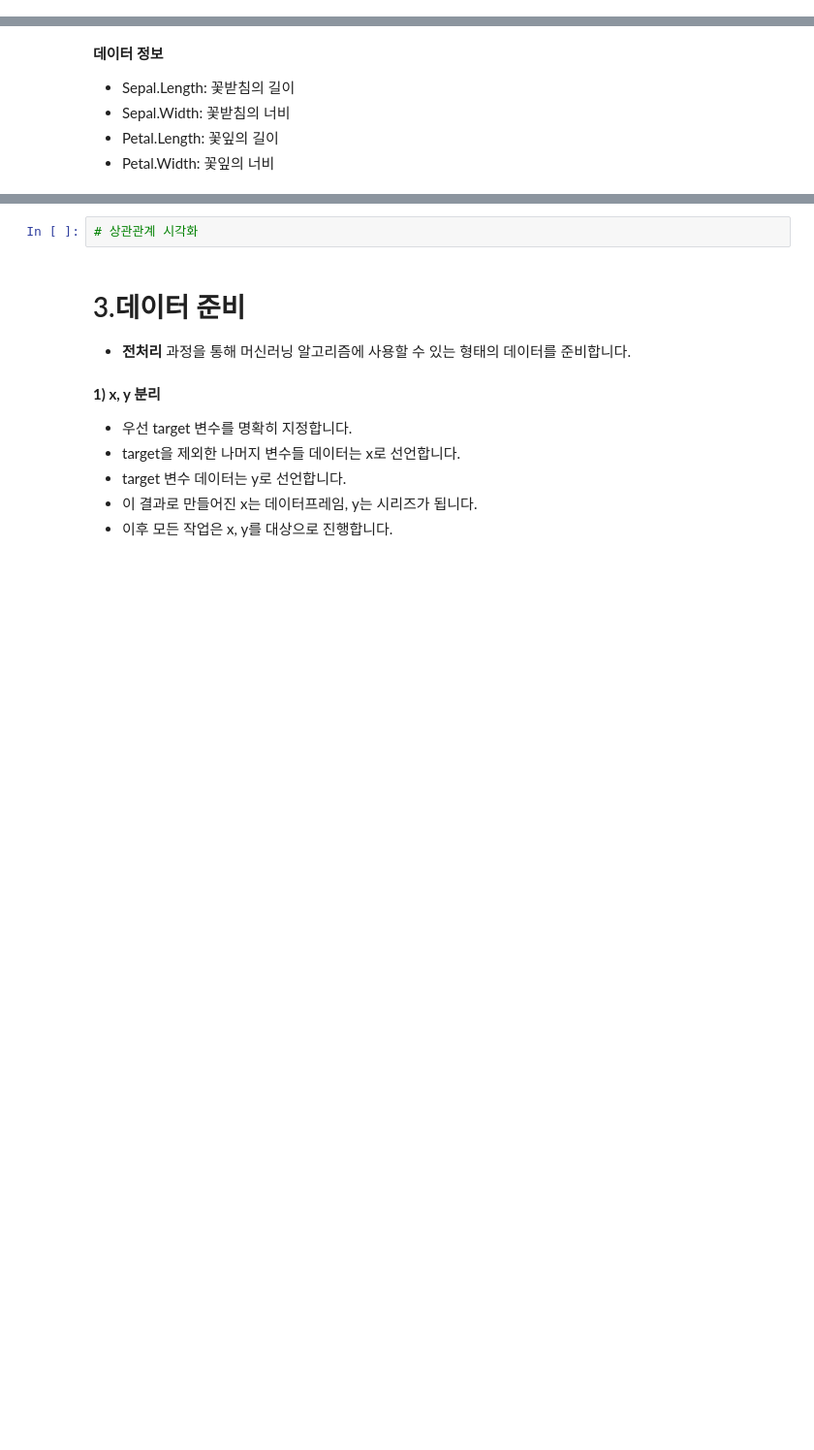
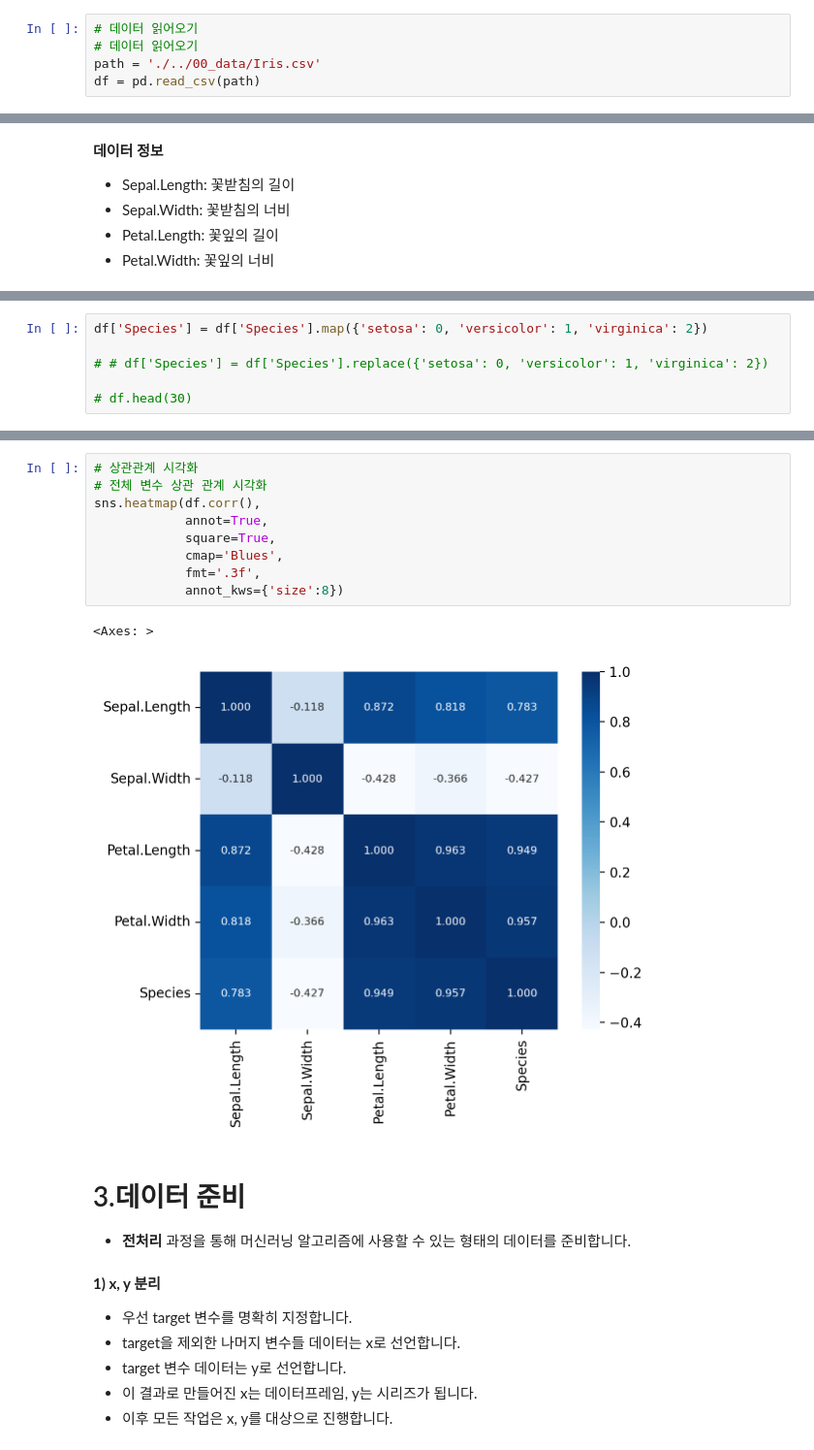
Before and after one commit to jexists/sk_network, a Jupyter notebook: 08.machine_learning/52_실습02_ML/실습02_ML코드익히기(Iris).ipynb, the cells around one changed output, grey strips where cells are left out. Shown at 97% size. Cells and saved outputs as stored; diff of their text form; blank space fills up the shorter version.

```diff
--- a/08.machine_learning/52_실습02_ML/실습02_ML코드익히기(Iris).ipynb
+++ b/08.machine_learning/52_실습02_ML/실습02_ML코드익히기(Iris).ipynb
@@ -18,3 +25,8 @@
+# %%
+# 데이터 읽어오기
+# 데이터 읽어오기
+path = './../00_data/Iris.csv'
+df = pd.read_csv(path)
 # %% [markdown]
 # 2.데이터 이해
 
@@ -43,0 +105,6 @@
+# %%
+df['Species'] = df['Species'].map({'setosa': 0, 'versicolor': 1, 'virginica': 2})
+
+# # df['Species'] = df['Species'].replace({'setosa': 0, 'versicolor': 1, 'virginica': 2})
+
+# df.head(30)
@@ -46,5 +130,15 @@
-# %%
-# 상관관계 시각화
+# %%
+# 상관관계 시각화
+# 전체 변수 상관 관계 시각화
+sns.heatmap(df.corr(),
+            annot=True,
+            square=True,
+            cmap='Blues',
+            fmt='.3f',
+            annot_kws={'size':8})
+# %% [output]
+<Axes: >
+[figure, added]
 # %% [markdown]
 # 3.데이터 준비
 
```
Also changed, not shown: parts of 20 cells of this notebook, 2 other files.
